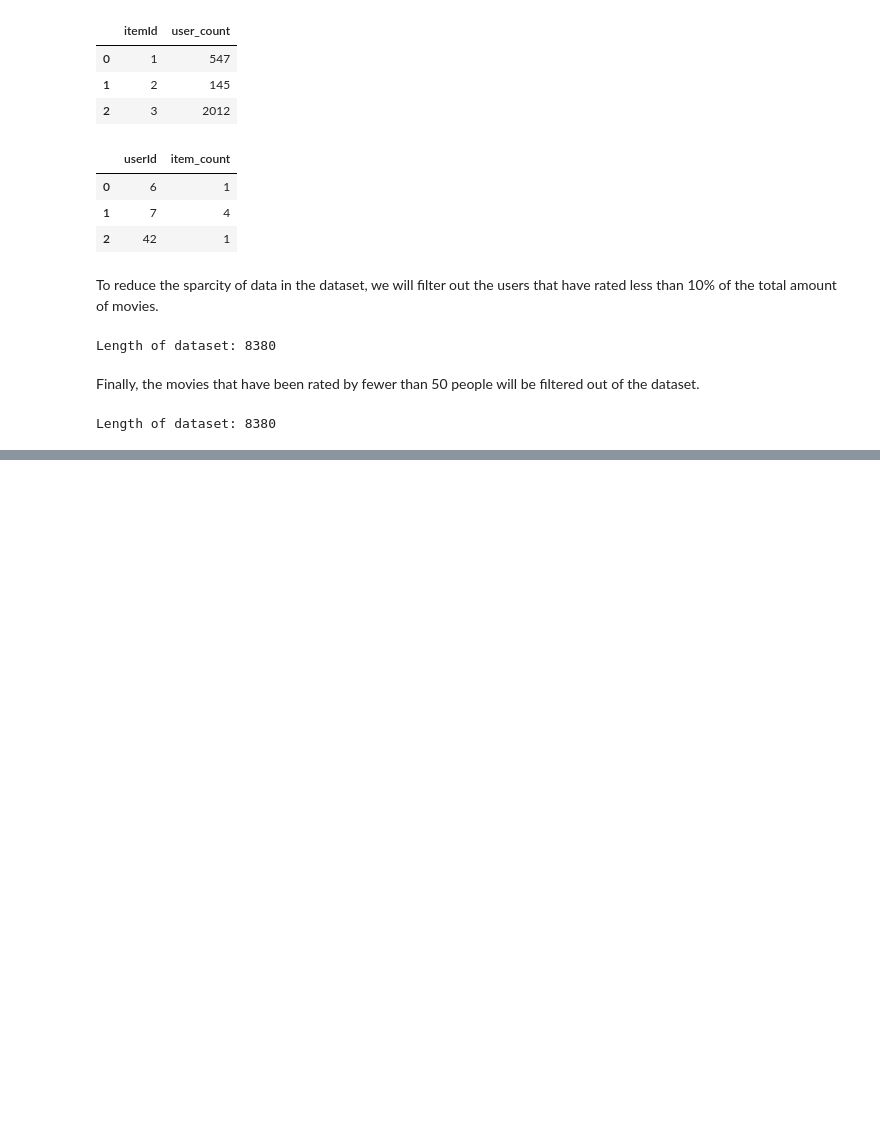
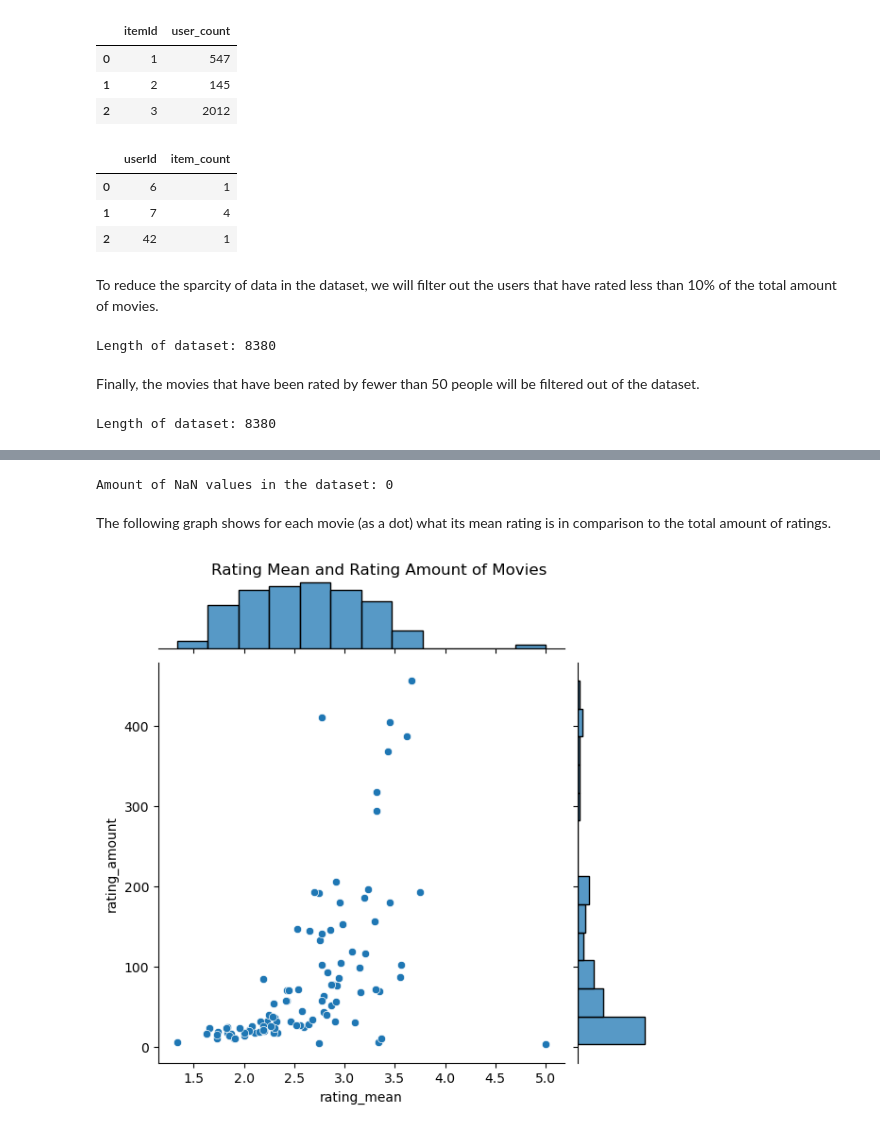
Before and after one commit to ValentijnBraun/RecSys_SDM, a Jupyter notebook: RecSys_Netflix_SVD_ValentijnBraun.ipynb, the cells around one changed output, grey strips where cells are left out. Drawn from its saved outputs; the diff is of its cells as text; code cells hidden in the pictures; blank space fills up the shorter version.

```diff
--- a/RecSys_Netflix_SVD_ValentijnBraun.ipynb
+++ b/RecSys_Netflix_SVD_ValentijnBraun.ipynb
@@ -94,0 +134,12 @@ Length of dataset: 8380
+# %%
+print('Amount of NaN values in the dataset:',filtered_movie_df.loc[lambda x: x.isnull().any(axis=1)].shape[0])
+# %% [output]
+Amount of NaN values in the dataset: 0
+# %% [markdown]
+The following graph shows for each movie (as a dot) what its mean rating is in comparison to the total amount of ratings.
+# %%
+plt = sns.jointplot(x='rating_mean', y='rating_amount', data=filtered_movie_df.groupby('itemId').agg(rating_mean = ('rating', 'mean'), rating_amount = ('rating', 'count')).reset_index())
+plt.fig.suptitle("Rating Mean and Rating Amount of Movies")
+plt.fig.subplots_adjust(top=0.95)
+# %% [output]
+[figure, added]
```
Also changed, not shown: parts of 9 cells of this notebook.
